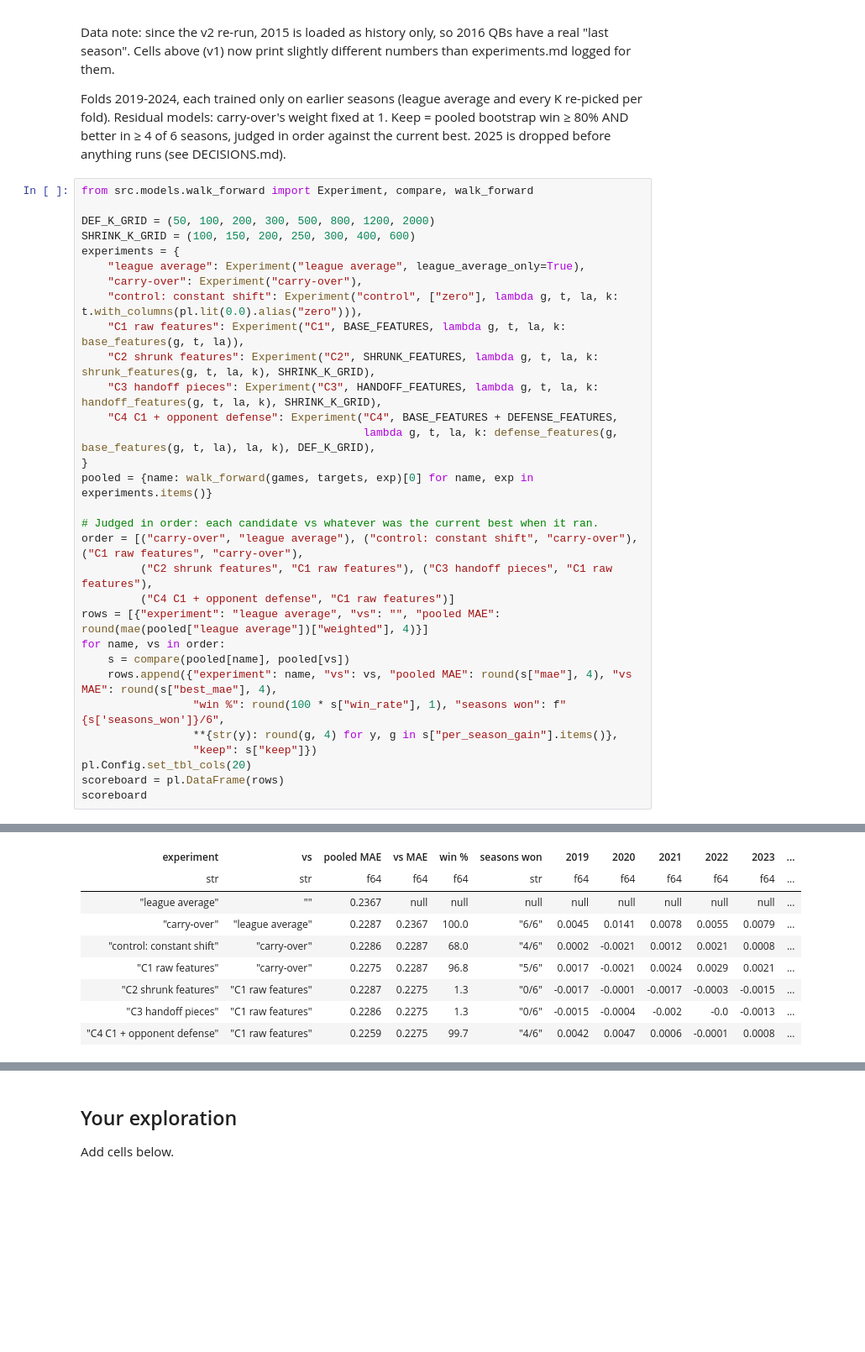
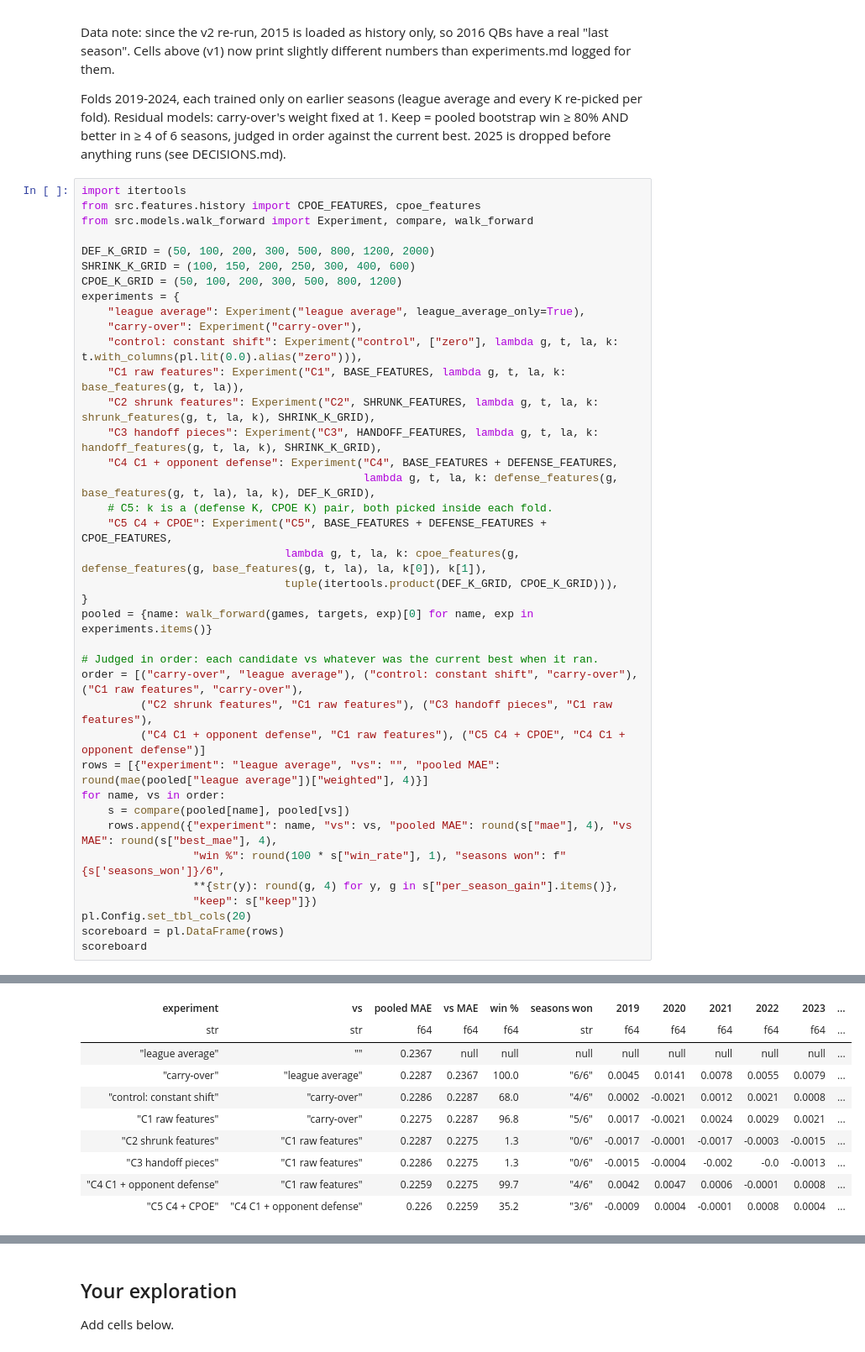
Before and after one commit to siddharthvemula/nfl-player-ratings, a Jupyter notebook: notebooks/03_features_ridge.ipynb, the cells around one changed output, grey strips where cells are left out. Shown at 84% size. Cells and saved outputs as stored; diff of their text form; blank space fills up the shorter version.

Commit message:
Phase 4, Concept 5: CPOE fails v2 keep rule (pooled 0.2260 vs 0.2259, win 35%, 3/6), dropped
Co-Authored-By: Claude Opus 5.5 <noreply@anthropic.com>

```diff
--- a/notebooks/03_features_ridge.ipynb
+++ b/notebooks/03_features_ridge.ipynb
@@ -247,10 +247,13 @@ Data note: since the v2 re-run, 2015 is loaded as history only, so 2016 QBs have
 
 Folds 2019-2024, each trained only on earlier seasons (league average and every K re-picked per fold). Residual models: carry-over's weight fixed at 1. Keep = pooled bootstrap win ≥ 80% AND better in ≥ 4 of 6 seasons, judged in order against the current best. 2025 is dropped before anything runs (see DECISIONS.md).
 # %%
+import itertools
+from src.features.history import CPOE_FEATURES, cpoe_features
 from src.models.walk_forward import Experiment, compare, walk_forward
 
 DEF_K_GRID = (50, 100, 200, 300, 500, 800, 1200, 2000)
 SHRINK_K_GRID = (100, 150, 200, 250, 300, 400, 600)
+CPOE_K_GRID = (50, 100, 200, 300, 500, 800, 1200)
 experiments = {
     "league average": Experiment("league average", league_average_only=True),
     "carry-over": Experiment("carry-over"),
@@ -260,13 +263,17 @@ experiments = {
     "C3 handoff pieces": Experiment("C3", HANDOFF_FEATURES, lambda g, t, la, k: handoff_features(g, t, la, k), SHRINK_K_GRID),
     "C4 C1 + opponent defense": Experiment("C4", BASE_FEATURES + DEFENSE_FEATURES,
                                            lambda g, t, la, k: defense_features(g, base_features(g, t, la), la, k), DEF_K_GRID),
+    # C5: k is a (defense K, CPOE K) pair, both picked inside each fold.
+    "C5 C4 + CPOE": Experiment("C5", BASE_FEATURES + DEFENSE_FEATURES + CPOE_FEATURES,
+                               lambda g, t, la, k: cpoe_features(g, defense_features(g, base_features(g, t, la), la, k[0]), k[1]),
+                               tuple(itertools.product(DEF_K_GRID, CPOE_K_GRID))),
 }
 pooled = {name: walk_forward(games, targets, exp)[0] for name, exp in experiments.items()}
 
 # Judged in order: each candidate vs whatever was the current best when it ran.
 order = [("carry-over", "league average"), ("control: constant shift", "carry-over"), ("C1 raw features", "carry-over"),
          ("C2 shrunk features", "C1 raw features"), ("C3 handoff pieces", "C1 raw features"),
-         ("C4 C1 + opponent defense", "C1 raw features")]
+         ("C4 C1 + opponent defense", "C1 raw features"), ("C5 C4 + CPOE", "C4 C1 + opponent defense")]
 rows = [{"experiment": "league average", "vs": "", "pooled MAE": round(mae(pooled["league average"])["weighted"], 4)}]
 for name, vs in order:
     s = compare(pooled[name], pooled[vs])
@@ -282,9 +289,10 @@ shape: (7, 13)
 | experiment | vs | pooled MAE | vs MAE | win % | seasons won | 2019 | 2020 | 2021 | 2022 | 2023 | ... |
 | str | str | f64 | f64 | f64 | str | f64 | f64 | f64 | f64 | f64 | ... |
 | "league average" | "" | 0.2367 | null | null | null | null | null | null | null | null | ... |
 | "carry-over" | "league average" | 0.2287 | 0.2367 | 100.0 | "6/6" | 0.0045 | 0.0141 | 0.0078 | 0.0055 | 0.0079 | ... |
 | "control: constant shift" | "carry-over" | 0.2286 | 0.2287 | 68.0 | "4/6" | 0.0002 | -0.0021 | 0.0012 | 0.0021 | 0.0008 | ... |
 | "C1 raw features" | "carry-over" | 0.2275 | 0.2287 | 96.8 | "5/6" | 0.0017 | -0.0021 | 0.0024 | 0.0029 | 0.0021 | ... |
 | "C2 shrunk features" | "C1 raw features" | 0.2287 | 0.2275 | 1.3 | "0/6" | -0.0017 | -0.0001 | -0.0017 | -0.0003 | -0.0015 | ... |
 | "C3 handoff pieces" | "C1 raw features" | 0.2286 | 0.2275 | 1.3 | "0/6" | -0.0015 | -0.0004 | -0.002 | -0.0 | -0.0013 | ... |
 | "C4 C1 + opponent defense" | "C1 raw features" | 0.2259 | 0.2275 | 99.7 | "4/6" | 0.0042 | 0.0047 | 0.0006 | -0.0001 | 0.0008 | ... |
+| "C5 C4 + CPOE" | "C4 C1 + opponent defense" | 0.226 | 0.2259 | 35.2 | "3/6" | -0.0009 | 0.0004 | -0.0001 | 0.0008 | 0.0004 | ... |
```
Also changed, not shown: parts of 4 cells of this notebook, 9 other files.
